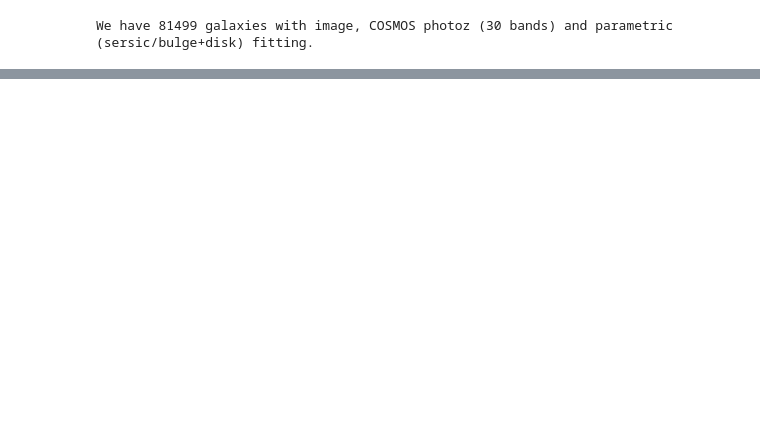
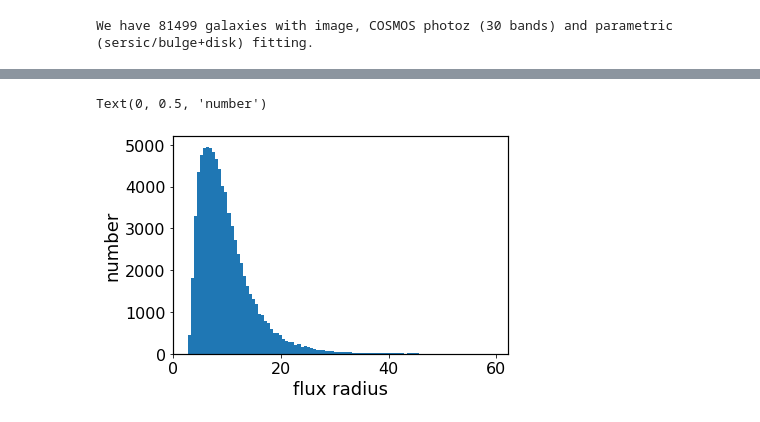
Before and after one commit to mr-superonion/FPFS, a Jupyter notebook: notebooks/0_prepare/model/1-COSMOS252.ipynb, the cells around one changed output, grey strips where cells are left out. Drawn from its saved outputs; the diff is of its cells as text; code cells hidden in the pictures; blank space fills up the shorter version.

```diff
--- a/notebooks/0_prepare/model/1-COSMOS252.ipynb
+++ b/notebooks/0_prepare/model/1-COSMOS252.ipynb
@@ -74,0 +92,8 @@ plt.imshow(gal.drawImage(img,method='no_pixel').array)
+# %%
+# magnitude distribution
+_=plt.hist(param_cat['flux_radius'], bins=100)
+plt.xlabel('flux radius')
+plt.ylabel('number')
+# %% [output]
+Text(0, 0.5, 'number')
+[figure, added]
```
Also changed, not shown: parts of 7 cells of this notebook, 1 other file.
